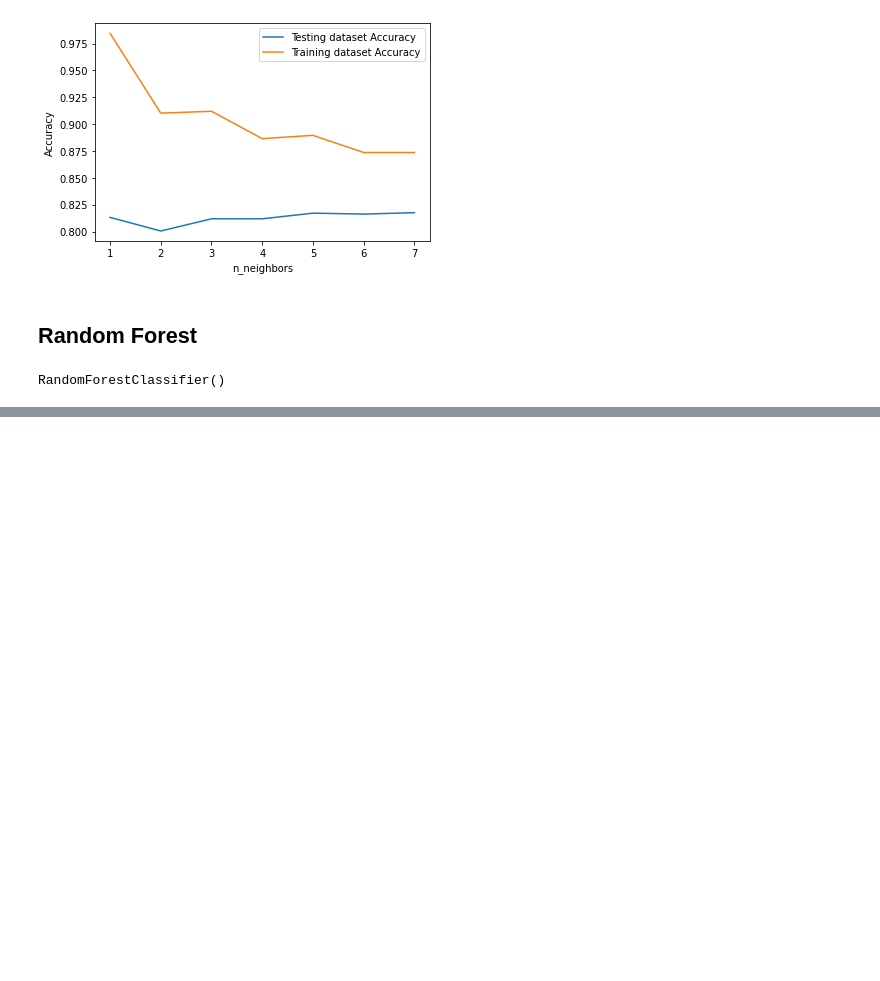
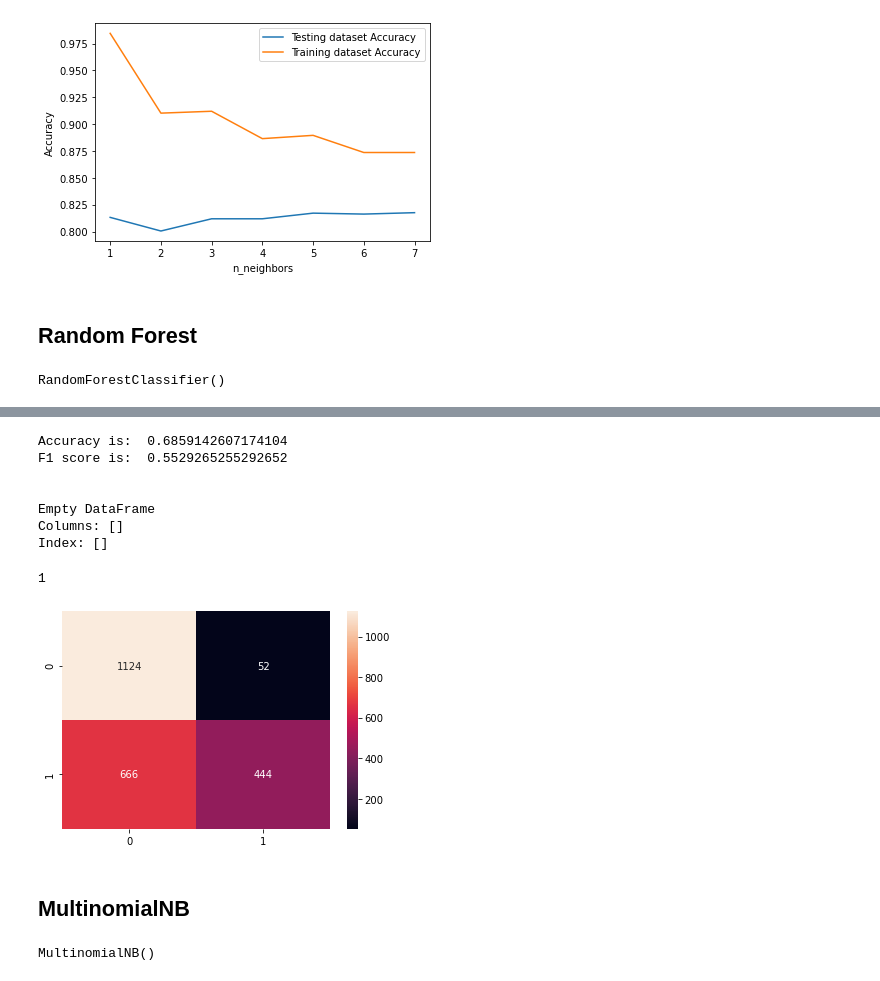
Before and after one commit to devsec-ansh/Phishing-Scam-Detection-Using-Ensemble-Machine-Learning-and-NLP, a Jupyter notebook: Phishing Detection Using ML/Phishing Detection Model Training.ipynb, the cells around one changed output, grey strips where cells are left out. Drawn from its saved outputs; the diff is of its cells as text; code cells hidden in the pictures; blank space fills up the shorter version.

```diff
--- a/Phishing Detection Using ML/Phishing Detection Model Training.ipynb
+++ b/Phishing Detection Using ML/Phishing Detection Model Training.ipynb
@@ -452,0 +483,20 @@ Index: []
+# %%
+generate_accuracy_and_heatmap(model, X_test_chi, Y_test)
+# %% [output]
+Accuracy is:  0.6859142607174104
+F1 score is:  0.5529265255292652
+
+
+Empty DataFrame
+Columns: []
+Index: []
+1
+[figure, added]
+# %% [markdown]
+## MultinomialNB
+# %%
+from sklearn.naive_bayes import MultinomialNB
+model = MultinomialNB()
+model.fit(X_train_chi, Y_train)
+# %% [output]
+MultinomialNB()
```
Also changed, not shown: parts of 16 cells of this notebook.
